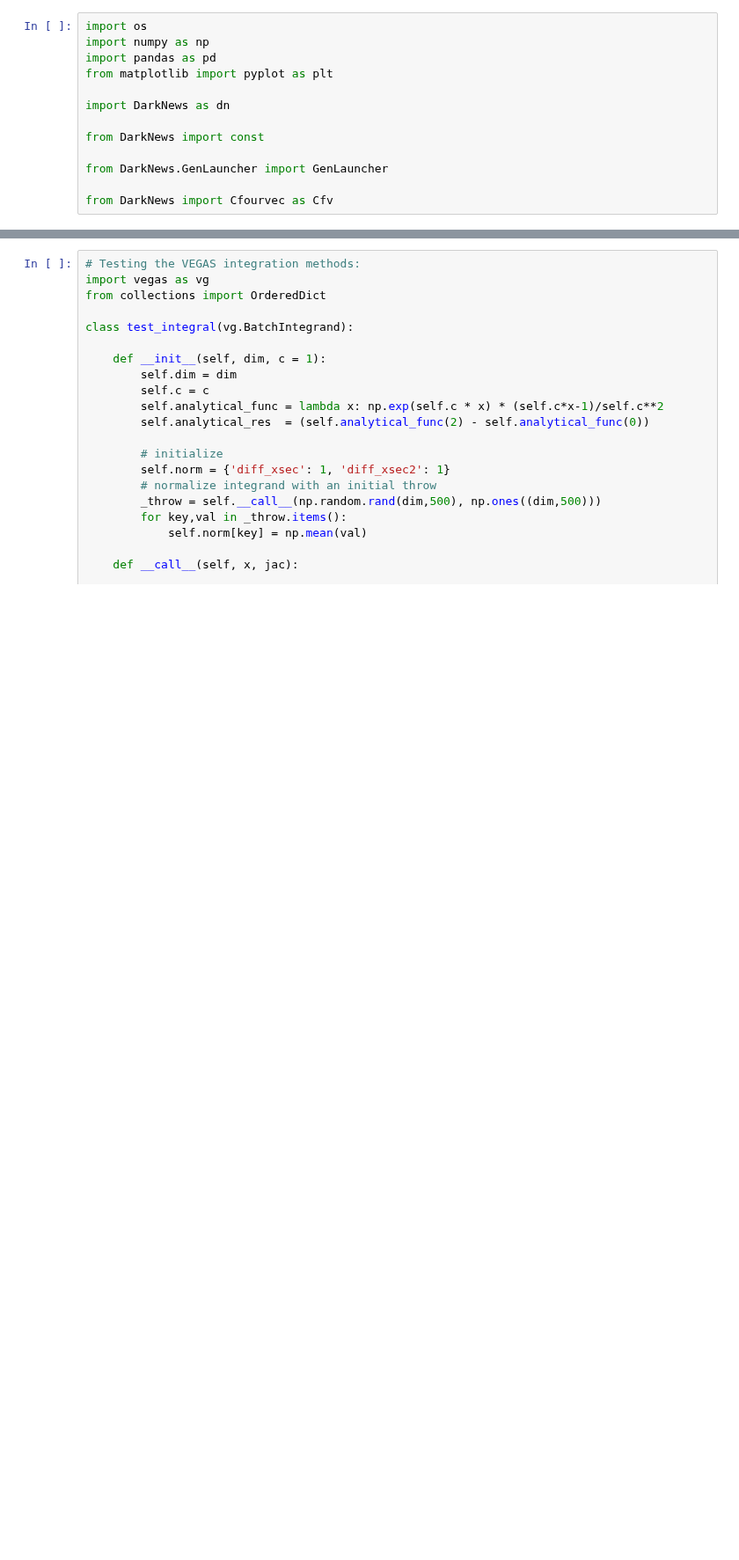
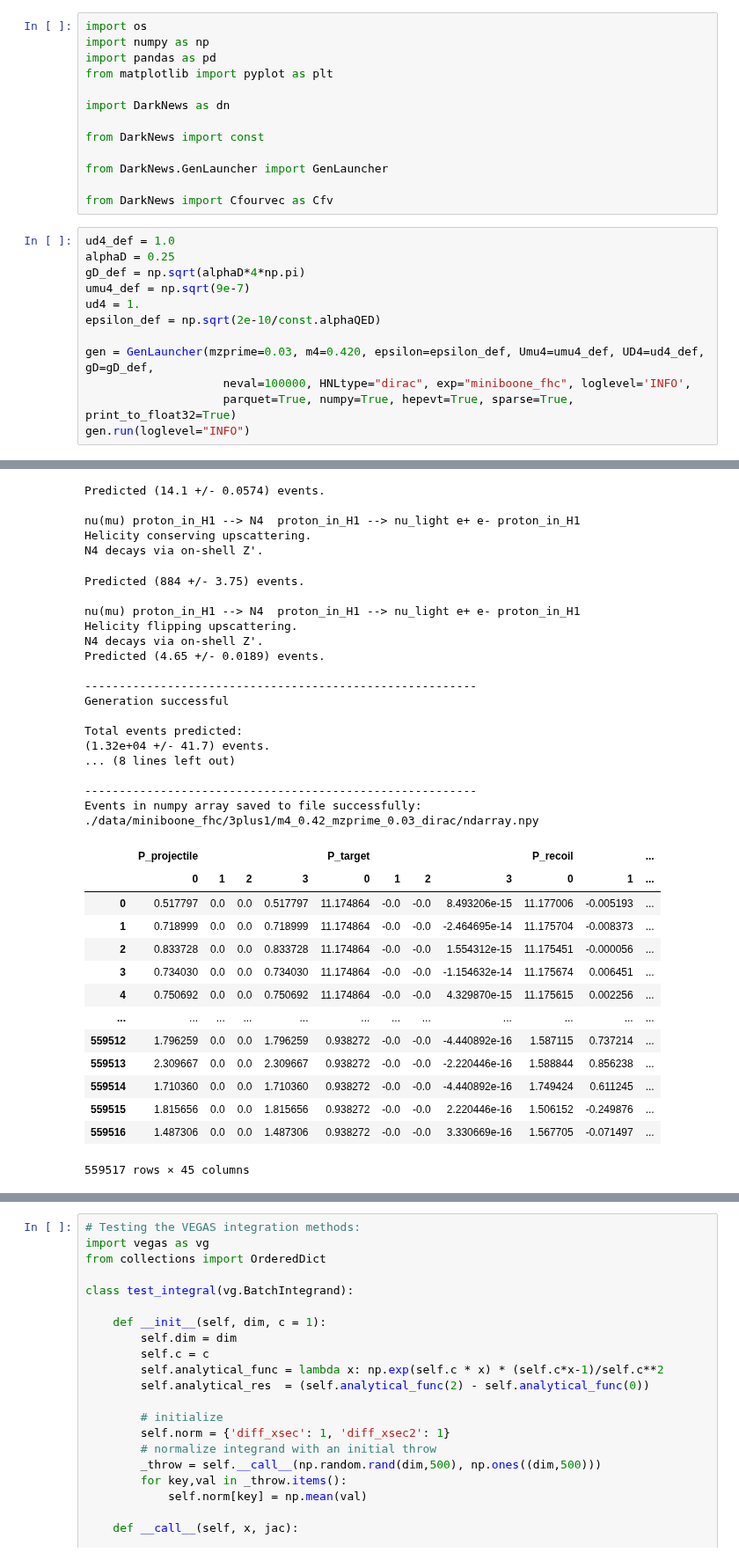
Before and after one commit to mhostert/DarkNews-generator, a Jupyter notebook: examples/test_generator.ipynb, the cells around one changed output, grey strips where cells are left out. Shown at 88% size. Cells and saved outputs as stored; diff of their text form; blank space fills up the shorter version.

Commit message:
parquet and numpy added, arg for float32 and sparse printing, and log-->loglevel

```diff
--- a/examples/test_generator.ipynb
+++ b/examples/test_generator.ipynb
@@ -14,3 +14,16 @@ from DarkNews import const
 from DarkNews.GenLauncher import GenLauncher
 
 from DarkNews import Cfourvec as Cfv
+# %%
+ud4_def = 1.0
+alphaD = 0.25
+gD_def = np.sqrt(alphaD*4*np.pi)
+umu4_def = np.sqrt(9e-7)
+ud4 = 1.
+epsilon_def = np.sqrt(2e-10/const.alphaQED)
+
+gen = GenLauncher(mzprime=0.03, m4=0.420, epsilon=epsilon_def, Umu4=umu4_def, UD4=ud4_def, gD=gD_def,
+                    neval=100000, HNLtype="dirac", exp="miniboone_fhc", loglevel='INFO',
+                    parquet=True, numpy=True, hepevt=True, sparse=True, print_to_float32=True)
+gen.run(loglevel="INFO")
+# %% [output]
@@ -16,0 +62,36 @@ from DarkNews import Cfourvec as Cfv
+Predicted (14.1 +/- 0.0574) events.
+
+nu(mu) proton_in_H1 --> N4  proton_in_H1 --> nu_light e+ e- proton_in_H1
+Helicity conserving upscattering.
+N4 decays via on-shell Z'.
+Predicted (884 +/- 3.75) events.
+
+nu(mu) proton_in_H1 --> N4  proton_in_H1 --> nu_light e+ e- proton_in_H1
+Helicity flipping upscattering.
+N4 decays via on-shell Z'.
+Predicted (4.65 +/- 0.0189) events.
+
+---------------------------------------------------------
+Generation successful
+
+Total events predicted:
+(1.32e+04 +/- 41.7) events.
+... (8 lines left out)
+
+---------------------------------------------------------
+Events in numpy array saved to file successfully:
+./data/miniboone_fhc/3plus1/m4_0.42_mzprime_0.03_dirac/ndarray.npy
+|  | P_projectile |  |  |  | P_target |  |  |  | P_recoil |  | ... |
+|  | 0 | 1 | 2 | 3 | 0 | 1 | 2 | 3 | 0 | 1 | ... |
+| 0 | 0.517797 | 0.0 | 0.0 | 0.517797 | 11.174864 | -0.0 | -0.0 | 8.493206e-15 | 11.177006 | -0.005193 | ... |
+| 1 | 0.718999 | 0.0 | 0.0 | 0.718999 | 11.174864 | -0.0 | -0.0 | -2.464695e-14 | 11.175704 | -0.008373 | ... |
+| 2 | 0.833728 | 0.0 | 0.0 | 0.833728 | 11.174864 | -0.0 | -0.0 | 1.554312e-15 | 11.175451 | -0.000056 | ... |
+| 3 | 0.734030 | 0.0 | 0.0 | 0.734030 | 11.174864 | -0.0 | -0.0 | -1.154632e-14 | 11.175674 | 0.006451 | ... |
+| 4 | 0.750692 | 0.0 | 0.0 | 0.750692 | 11.174864 | -0.0 | -0.0 | 4.329870e-15 | 11.175615 | 0.002256 | ... |
+| ... | ... | ... | ... | ... | ... | ... | ... | ... | ... | ... | ... |
+| 559512 | 1.796259 | 0.0 | 0.0 | 1.796259 | 0.938272 | -0.0 | -0.0 | -4.440892e-16 | 1.587115 | 0.737214 | ... |
+| 559513 | 2.309667 | 0.0 | 0.0 | 2.309667 | 0.938272 | -0.0 | -0.0 | -2.220446e-16 | 1.588844 | 0.856238 | ... |
+| 559514 | 1.710360 | 0.0 | 0.0 | 1.710360 | 0.938272 | -0.0 | -0.0 | -4.440892e-16 | 1.749424 | 0.611245 | ... |
+| 559515 | 1.815656 | 0.0 | 0.0 | 1.815656 | 0.938272 | -0.0 | -0.0 | 2.220446e-16 | 1.506152 | -0.249876 | ... |
+| 559516 | 1.487306 | 0.0 | 0.0 | 1.487306 | 0.938272 | -0.0 | -0.0 | 3.330669e-16 | 1.567705 | -0.071497 | ... |
+559517 rows × 45 columns
```
Also changed, not shown: parts of 4 cells of this notebook, 8 other files.
